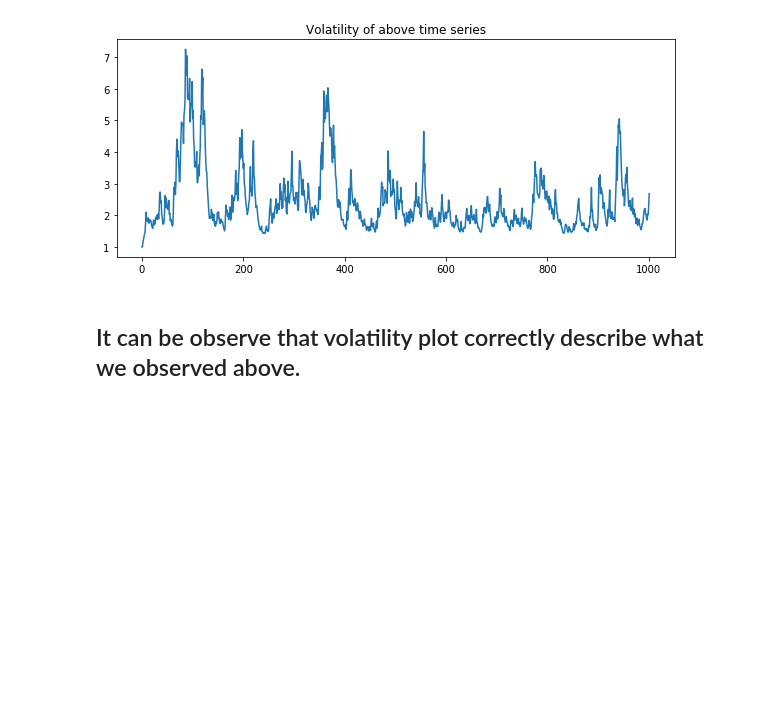
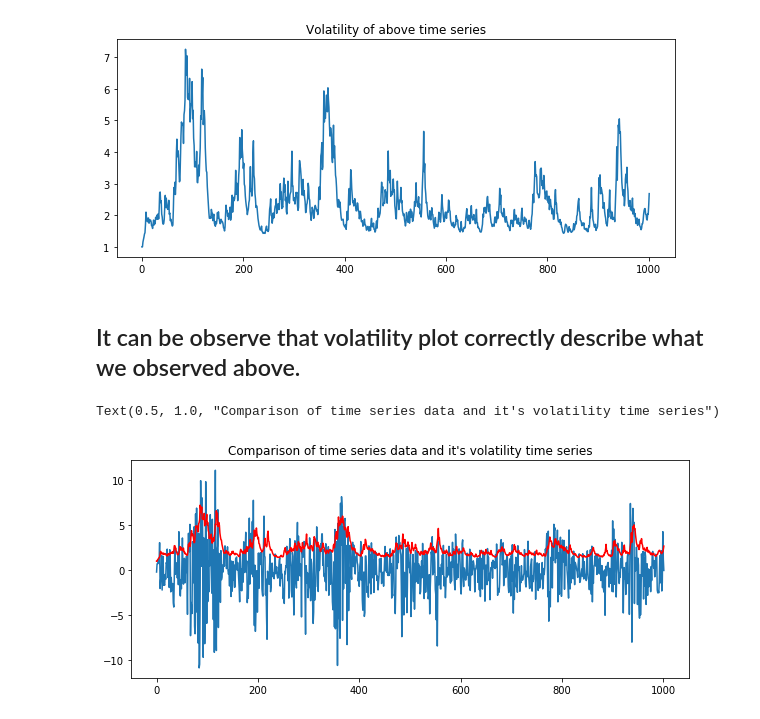
Before and after one commit to Karanpalshekhawat/time-series-analysis, a Jupyter notebook: Introduction to Garch Model .ipynb, the cells around one changed output. Drawn from its saved outputs; the diff is of its cells as text; code cells hidden in the pictures; blank space fills up the shorter version.

```diff
--- a/Introduction to Garch Model .ipynb
+++ b/Introduction to Garch Model .ipynb
@@ -68,5 +68,8 @@ Text(0.5, 1.0, 'Volatility of above time series')
 # %%
 plt.figure(figsize=(10,4))
 plt.plot(time_series)
 plt.plot(vol_time_series, color="red")
-plt.tile("Comparison of time series and volatility time sei")
+plt.title("Comparison of time series data and it's volatility time series")
+# %% [output]
+Text(0.5, 1.0, "Comparison of time series data and it's volatility time series")
+[figure, added]
```
Also changed, not shown: parts of 5 cells of this notebook.
